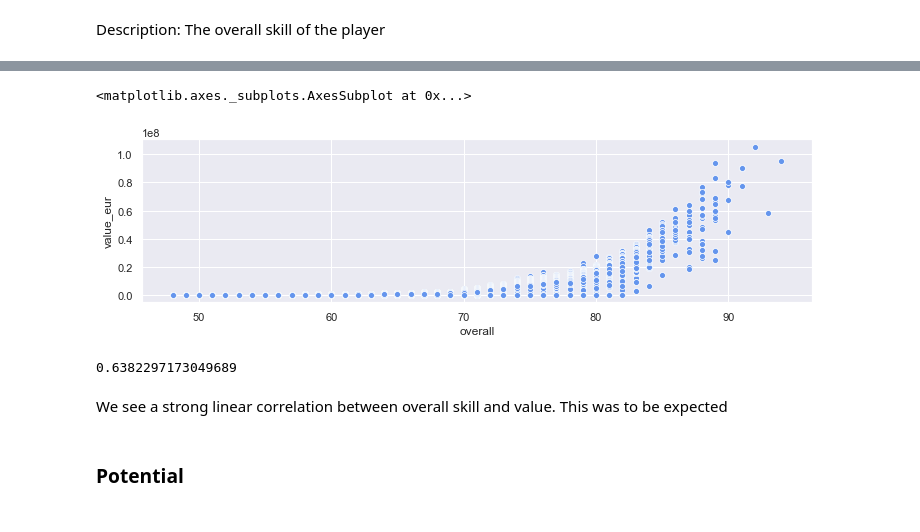
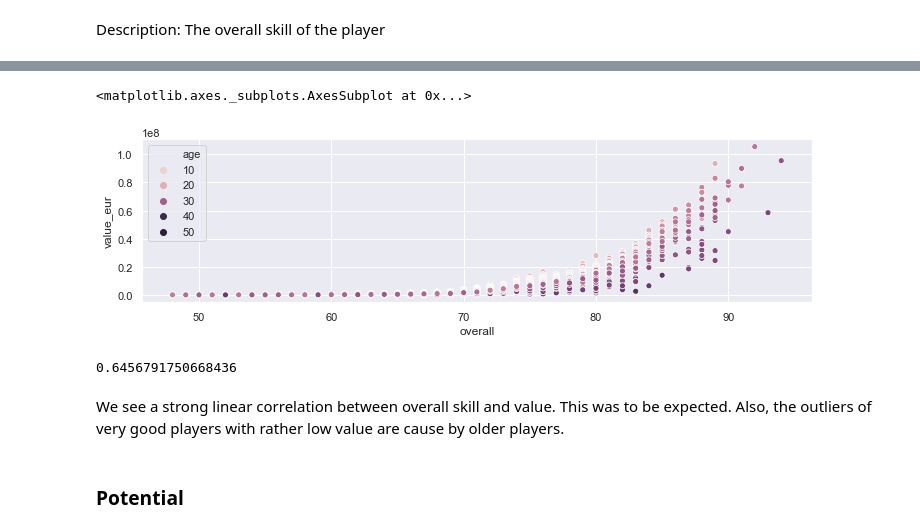
Before and after one commit to matrop/data-science-playground, a Jupyter notebook: fifa_20/notebooks/explanatory_data_analysis.ipynb, the cells around one changed output, grey strips where cells are left out. Cells and saved outputs as stored; diff of their text form; code cells hidden in the pictures.

```diff
--- a/fifa_20/notebooks/explanatory_data_analysis.ipynb
+++ b/fifa_20/notebooks/explanatory_data_analysis.ipynb
@@ -113,6 +114,10 @@ What needs to be adressed:
 # For better understanding we will change their club to "None"
 
 df.loc[df.contract_valid_until.isnull(), "club"] = "None"
+
+# Also, we impute the contract_valid_until column
+
+df.loc[df.contract_valid_until.isnull(), "contract_valid_until"] = -1
 # %%
 df[df.pace.isnull()].team_position.value_counts()
 # %% [output]
@@ -168,0 +199,2 @@ Since its a game we can omit looking for measurement errors. There are a few int
+# %%
+df.drop(df[df.value_eur == 0].index, inplace=True)
@@ -204,16 +303,16 @@ Description: The overall skill of the player
 # %%
-sns.scatterplot(data=df, x="overall", y="value_eur", color="CornflowerBlue")
+sns.scatterplot(data=df, x="overall", y="value_eur", hue="age")
 # plt.yscale("log")
 # %% [output]
 <matplotlib.axes._subplots.AxesSubplot at 0x...>
-[figure, old version]
+[figure, new version]
 # %%
 # Get the correlation between overall and value
 df.overall.corr(other=df.value_eur)
 # %% [output]
-0.6382297173049689
+0.6456791750668436
 # %% [markdown]
-We see a strong linear correlation between overall skill and value. This was to be expected
+We see a strong linear correlation between overall skill and value. This was to be expected. Also, the outliers of very good players with rather low value are cause by older players.
 # %% [markdown]
 ### Potential
 # %% [markdown]
```
Also changed, not shown: parts of 56 cells of this notebook, 3 other files.
